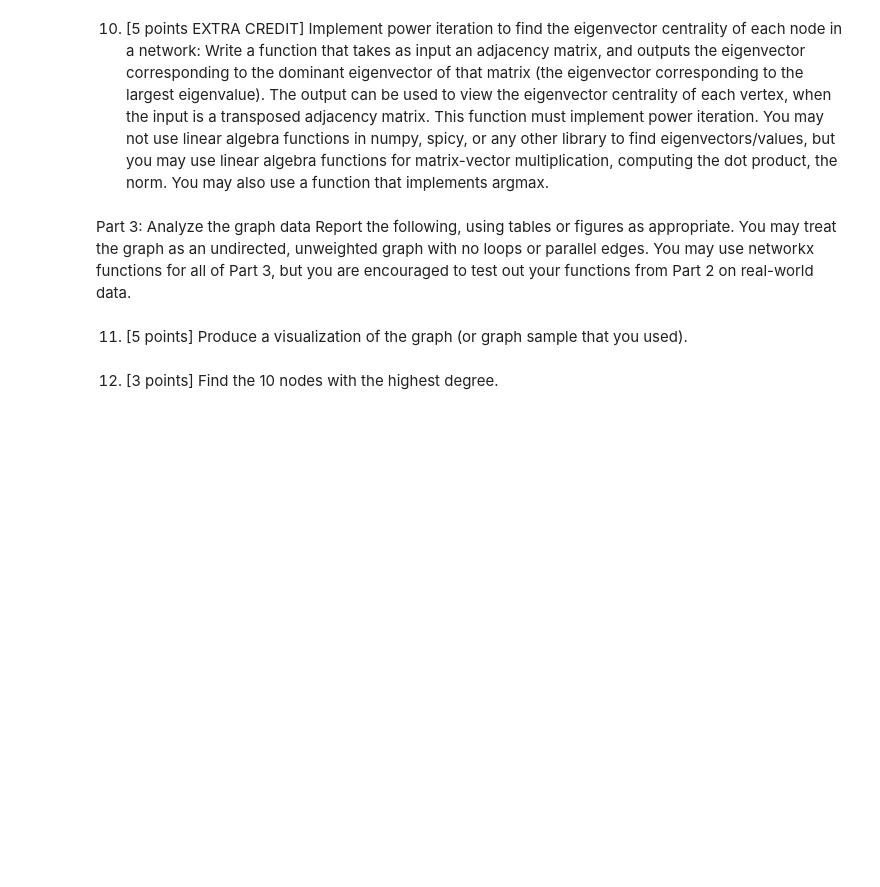
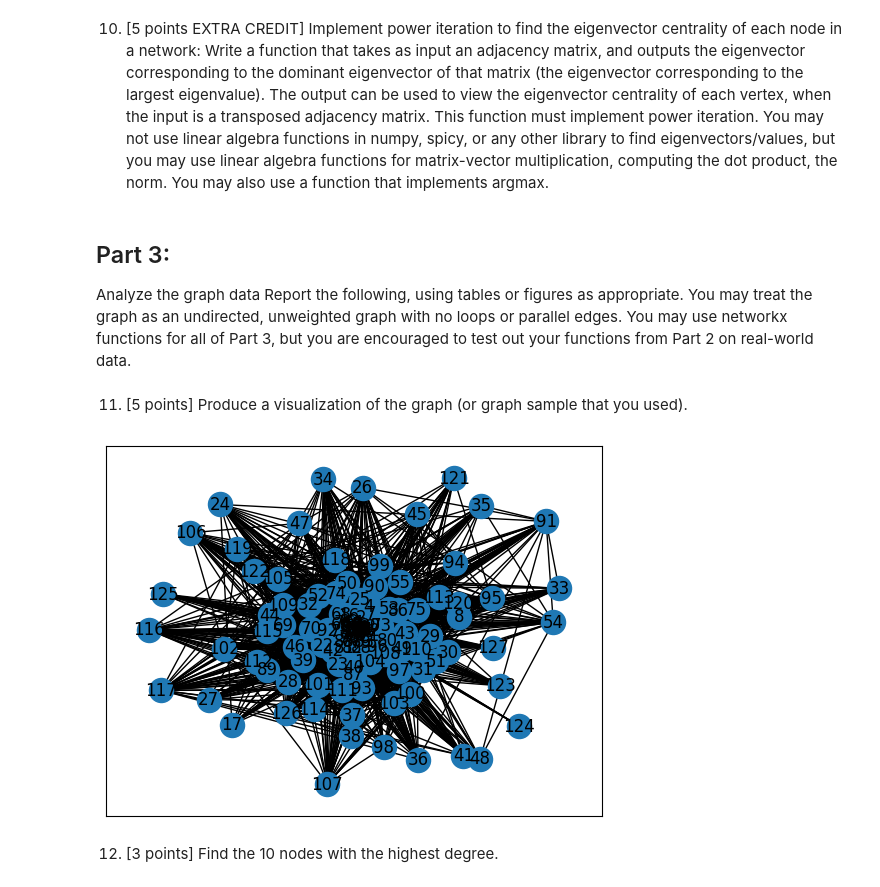
Before and after one commit to Koalafant/csci347_data_mining, a Jupyter notebook: proj_2/two.ipynb, the cells around one changed output. Drawn from its saved outputs; the diff is of its cells as text; code cells hidden in the pictures; blank space fills up the shorter version.

Commit message:
finish most of part 1

```diff
--- a/proj_2/two.ipynb
+++ b/proj_2/two.ipynb
@@ -87,7 +103,8 @@ algebra functions in numpy, spicy, or any other library to find eigenvectors/val
 algebra functions for matrix-vector multiplication, computing the dot product, the norm. You may also use
 a function that implements argmax.
 # %% [markdown]
-Part 3: Analyze the graph data
+## Part 3:
+Analyze the graph data
 Report the following, using tables or figures as appropriate. You may treat the graph as an undirected,
 unweighted graph with no loops or parallel edges. You may use networkx functions for all of Part 3, but
 you are encouraged to test out your functions from Part 2 on real-world data.
@@ -94,5 +114,24 @@ you are encouraged to test out your functions from Part 2 on real-world data.
 # %% [markdown]
 11. [5 points] Produce a visualization of the graph (or graph sample that you used).
+# %%
+import networkx as nx
+import matplotlib.pyplot as plt
+g = []
+
+with open('eco-foodweb-baydry.edges', 'r') as f:
+    f.readline()
+    f.readline()
+    for line in f:
+        dat = line.strip().split(' ')
+        g.append((dat[0],dat[1],dat[2]))
+
+G = nx.Graph()
+G.add_weighted_edges_from(g)
+nx.spring_layout(G, k=20, iterations=100)
+nx.draw_networkx(G)
+plt.show()
+# %% [output]
+[figure, added]
 # %% [markdown]
 12. [3 points] Find the 10 nodes with the highest degree.
 # %% [markdown]
```
Also changed, not shown: parts of 6 cells of this notebook.
